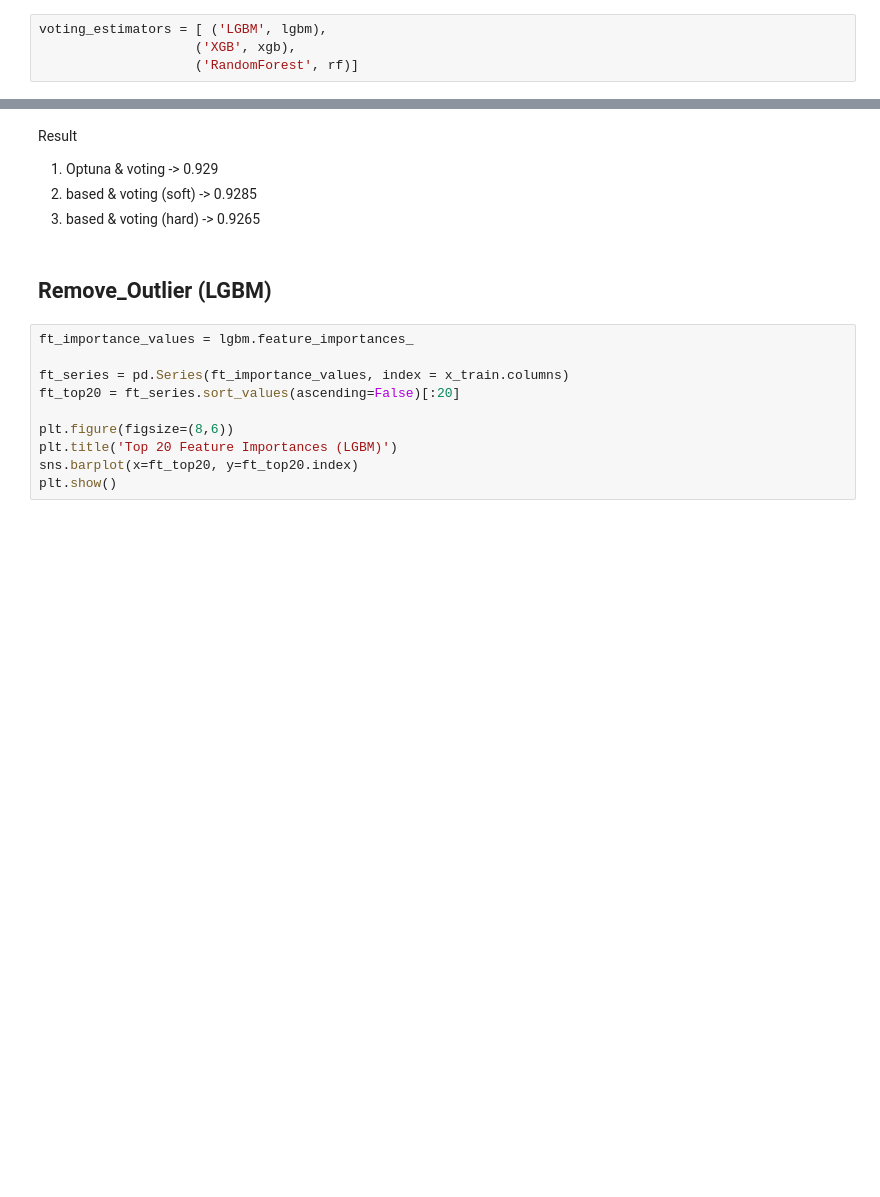
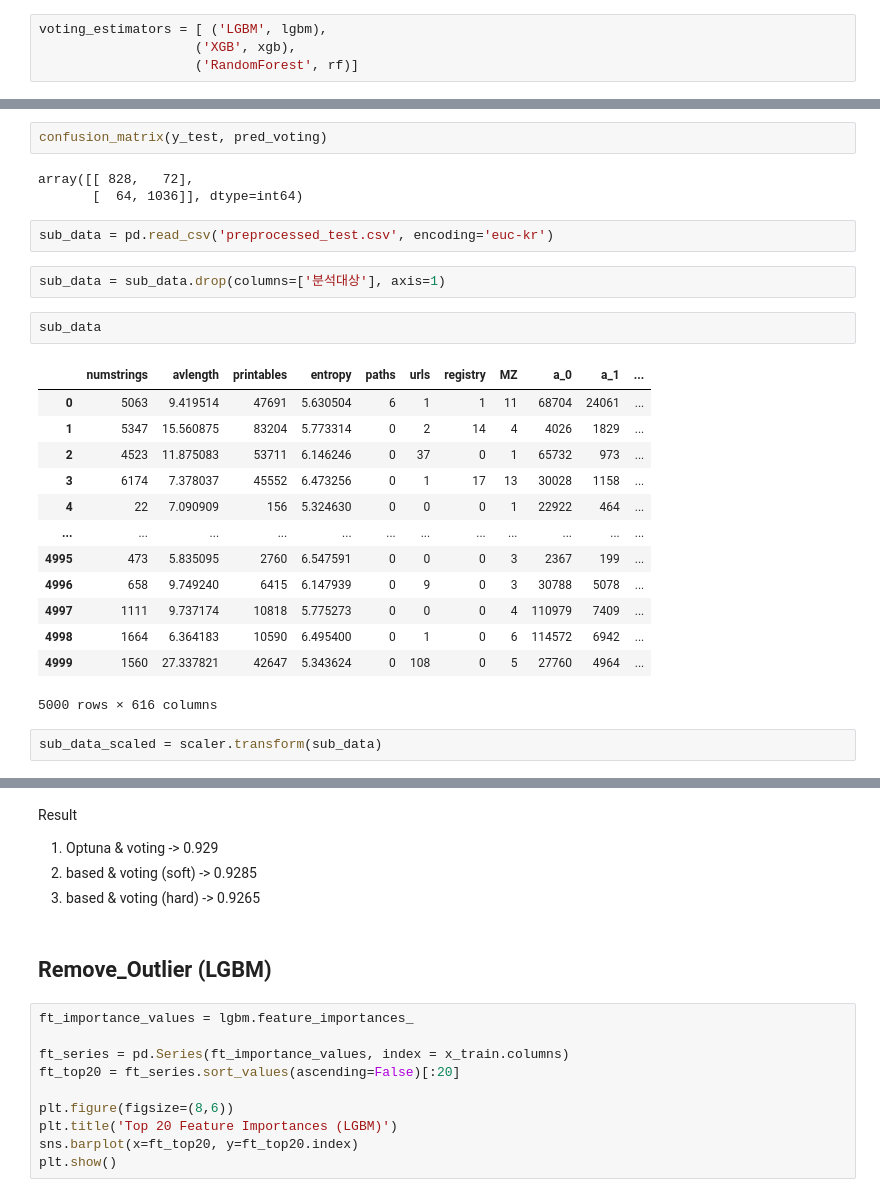
Before and after one commit to Hoseo-IELab/Hoseo_AI_Competition, a Jupyter notebook: TEST12345.ipynb, the cells around one changed output, grey strips where cells are left out. Saved outputs shown, nothing was run; the diff lists cells and outputs as text; blank space fills up the shorter version.

```diff
--- a/TEST12345.ipynb
+++ b/TEST12345.ipynb
@@ -140,0 +368,27 @@ accuracy_score(y_test, pred_voting)
+# %%
+confusion_matrix(y_test, pred_voting)
+# %% [output]
+array([[ 828,   72],
+       [  64, 1036]], dtype=int64)
+# %%
+sub_data = pd.read_csv('preprocessed_test.csv', encoding='euc-kr')
+# %%
+sub_data = sub_data.drop(columns=['분석대상'], axis=1)
+# %%
+sub_data
+# %% [output]
+|  | numstrings | avlength | printables | entropy | paths | urls | registry | MZ | a_0 | a_1 | ... |
+| 0 | 5063 | 9.419514 | 47691 | 5.630504 | 6 | 1 | 1 | 11 | 68704 | 24061 | ... |
+| 1 | 5347 | 15.560875 | 83204 | 5.773314 | 0 | 2 | 14 | 4 | 4026 | 1829 | ... |
+| 2 | 4523 | 11.875083 | 53711 | 6.146246 | 0 | 37 | 0 | 1 | 65732 | 973 | ... |
+| 3 | 6174 | 7.378037 | 45552 | 6.473256 | 0 | 1 | 17 | 13 | 30028 | 1158 | ... |
+| 4 | 22 | 7.090909 | 156 | 5.324630 | 0 | 0 | 0 | 1 | 22922 | 464 | ... |
+| ... | ... | ... | ... | ... | ... | ... | ... | ... | ... | ... | ... |
+| 4995 | 473 | 5.835095 | 2760 | 6.547591 | 0 | 0 | 0 | 3 | 2367 | 199 | ... |
+| 4996 | 658 | 9.749240 | 6415 | 6.147939 | 0 | 9 | 0 | 3 | 30788 | 5078 | ... |
+| 4997 | 1111 | 9.737174 | 10818 | 5.775273 | 0 | 0 | 0 | 4 | 110979 | 7409 | ... |
+| 4998 | 1664 | 6.364183 | 10590 | 6.495400 | 0 | 1 | 0 | 6 | 114572 | 6942 | ... |
+| 4999 | 1560 | 27.337821 | 42647 | 5.343624 | 0 | 108 | 0 | 5 | 27760 | 4964 | ... |
+5000 rows × 616 columns
+# %%
+sub_data_scaled = scaler.transform(sub_data)
```
Also changed, not shown: parts of 94 cells of this notebook, 6 other files.
